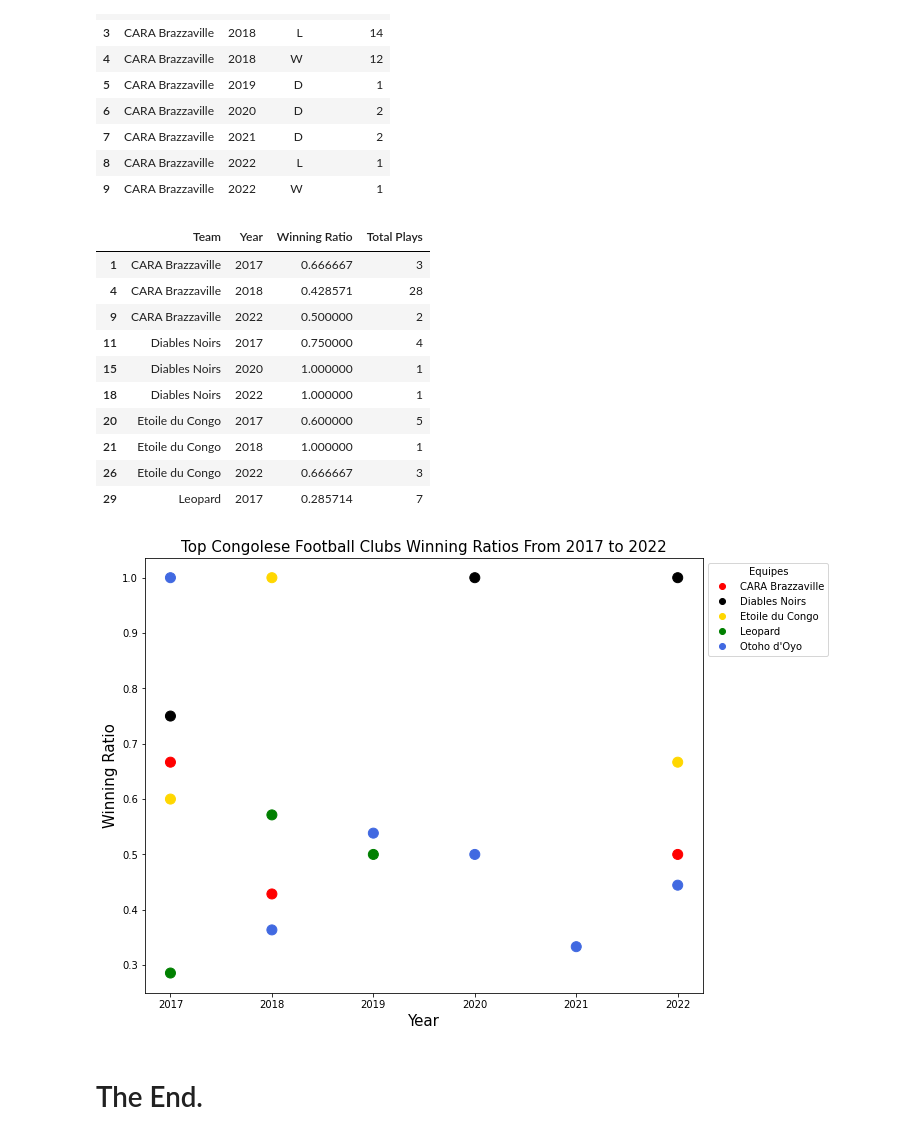
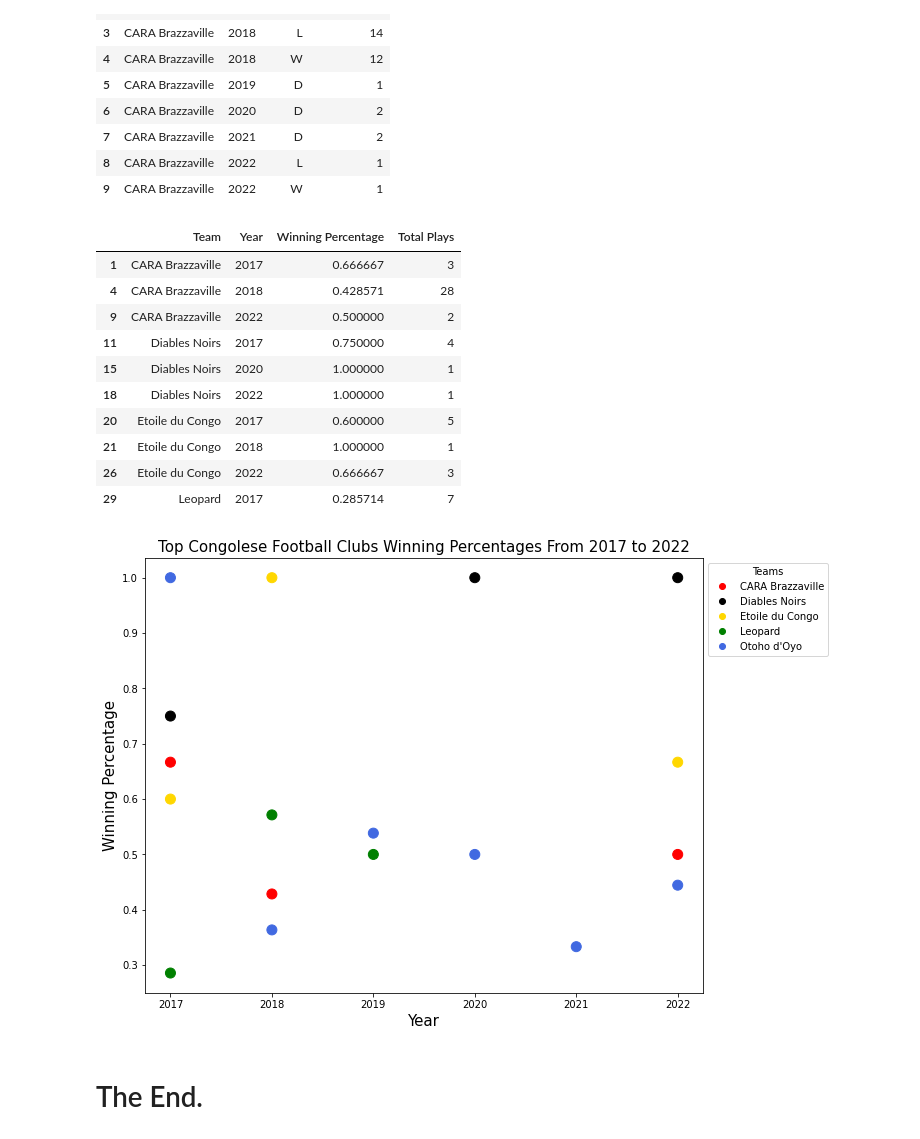
Before and after one commit to supernyv/Data-Science-Projects, a Jupyter notebook: Congolese Football/Congolese Football Clubs Performance.ipynb, the cells around one changed output. Cells and saved outputs as stored; diff of their text form; code cells hidden in the pictures.

```diff
--- a/Congolese Football/Congolese Football Clubs Performance.ipynb
+++ b/Congolese Football/Congolese Football Clubs Performance.ipynb
@@ -9,7 +9,7 @@ from selenium.webdriver.common.by import By
 from selenium.webdriver.support.ui import WebDriverWait
 from selenium.webdriver.support import expected_conditions as EC
 # %%
-max_pause = 10 #seconds
+max_pause = 60 #seconds
 # %%
 pages = ["https://www.soccerstand.com/team/otoho-d-oyo/0GuF1aSS/results/",
         "https://www.soccerstand.com/team/leopard/rulf0ilK/results/",
@@ -276,13 +276,13 @@ summary.head(10)
 | 9 | CARA Brazzaville | 2022 | W | 1 |
 # %%
 summary["Total Plays"] = summary.groupby(["Team", "Year"])["Game Count"].transform('sum')
-summary["Winning Ratio"] = summary["Game Count"]/summary["Total Plays"]
+summary["Winning Percentage"] = summary["Game Count"]/summary["Total Plays"]
 # %%
-wins_summary = summary.loc[summary["Result"]=="W", ["Team", "Year", "Winning Ratio", "Total Plays"]]
+wins_summary = summary.loc[summary["Result"]=="W", ["Team", "Year", "Winning Percentage", "Total Plays"]]
 # %%
 wins_summary.head(10)
 # %% [output]
-|  | Team | Year | Winning Ratio | Total Plays |
+|  | Team | Year | Winning Percentage | Total Plays |
 | 1 | CARA Brazzaville | 2017 | 0.666667 | 3 |
 | 4 | CARA Brazzaville | 2018 | 0.428571 | 28 |
 | 9 | CARA Brazzaville | 2022 | 0.500000 | 2 |
@@ -302,19 +301,19 @@ color_map = ListedColormap(wins_summary["Colors"])
 # %%
 plt.figure(figsize=(10, 8))
 
 year = wins_summary["Year"]
-ratio = wins_summary["Winning Ratio"]
+ratio = wins_summary["Winning Percentage"]
 legend_colors = wins_summary["Colors"]
 
 legendhandle = [plt.plot([], marker="o", ls="", color=col)[0] for col in colors.values()]
 
 scatter = plt.scatter(year, ratio, s=100, c=legend_colors)
 plt.xlabel("Year", size=15)
-plt.ylabel("Winning Ratio", size=15)
-plt.title("Top Congolese Football Clubs Winning Ratios From 2017 to 2022", size=15)
-plt.legend(legendhandle, wins_summary["Team"].unique(), title="Equipes", bbox_to_anchor=(1, 1))
+plt.ylabel("Winning Percentage", size=15)
+plt.title("Top Congolese Football Clubs Winning Percentages From 2017 to 2022", size=15)
+plt.legend(legendhandle, wins_summary["Team"].unique(), title="Teams", bbox_to_anchor=(1, 1))
 plt.show()
 # %% [output]
-[figure, old version]
+[figure, new version]
 # %% [markdown]
 # The End.
```
Also changed, not shown: parts of 2 cells of this notebook.
